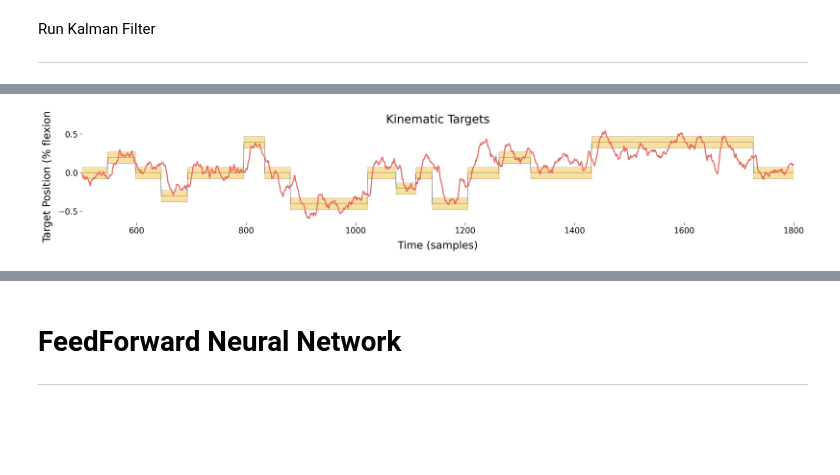
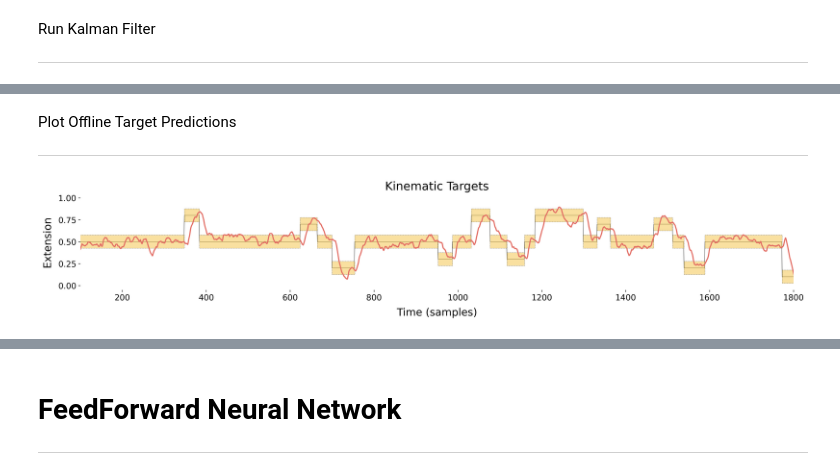
Before and after one commit to cfoli/Kinematic-Decoding-4-BCI-Control, a Jupyter notebook: Two_finger_neural_decoding.ipynb, the cells around one changed output, grey strips where cells are left out. Drawn from its saved outputs; the diff is of its cells as text; code cells hidden in the pictures; blank space fills up the shorter version.

```diff
--- a/Two_finger_neural_decoding.ipynb
+++ b/Two_finger_neural_decoding.ipynb
@@ -577,6 +563,11 @@ def extend_kinematics_from_position(targ_pos_binned, bin_width, compute='velocit
     """
     if compute not in ['velocity', 'acceleration', 'both']:
         raise ValueError("compute must be one of {'velocity', 'acceleration', 'both'}")
+
+    # Check dimensionality
+    if targ_pos_binned.ndim == 1:
+        # If 1D, reshape to 2D with single spatial dimension
+        targ_pos_binned = targ_pos_binned.reshape(-1, 1)
 
     t, d = targ_pos_binned.shape
     vel = acc = None
@@ -658,10 +732,18 @@ Train-val split (optional)
+# %%
+
+# Train the final model with the best parameters
+best_model_kf = KalmanFilter(C=best_params['C'], O=best_params['O'])
+best_model_kf.fit(X_kf_train, y_kf_train)
+
+# Make predictions with the best model
+y_pred_kf_test_best = best_model_kf.predict(X_kf_test)
 # %% [markdown]
 Run Kalman Filter
 
 ---
 # %%
 # Initialize filter
-model_kf = KalmanFilter(C=1) # Kalman filter with precomputed initial state. (Initial state computed during training)
+model_kf = KalmanFilter(C=3.6, O=1) # Kalman filter with precomputed initial state. (Initial state computed during training)
 # C controls the smoothing: larger values = more smoothing of the (target) predictions
 
 # Fit model
@@ -669,3 +751,5 @@ model_kf.fit(X_kf_train,y_kf_train)
 
 y_pred_kf_train = model_kf.predict(X_kf_train)
 y_pred_kf_test  = model_kf.predict(X_kf_test)
+
+y_pred_kf_train_copy = y_pred_kf_train.copy()
@@ -672,11 +792,17 @@ y_pred_kf_test  = model_kf.predict(X_kf_test)
 # %%
+# ==== ReFIT Kalman Filter ====
+# targets = ground truth target kinematics
 
-# ==== ReFIT Kalman Filter ====
-refit_kf = ReFITKalmanFilter(C=1.0, alpha=0.001)
-refit_kf.fit(X_kf_train, y_pred_kf_train, targets=y_kf_train)
+# ---- ReFIT Kalman Filter ----
+refit_kf = ReFITKalmanFilter(
+    C=1.0,
+    velocity_rot_method   = "flip",  # options: "flip", "rotate"
+    zero_vel_on_target_TF = False
+)
 
-y_pred_kf_train = refit_kf.predict(X_kf_train, position_feedback=None)
-y_pred_kf_test  = refit_kf.predict(X_kf_test, position_feedback=None)
+# Train using intention-aligned velocities
+refit_kf.fit(X_kf_train, y_pred_kf_train_copy, targets = y_kf_train, targsize=0.075)
 
-# targets = ground truth target kinematics
-# positions = predicted target kinematics
+# Predict on test neural data
+y_pred_kf_train = refit_kf.predict(X_kf_train)
+y_pred_kf_test  = refit_kf.predict(X_kf_test)
@@ -711,22 +841,26 @@ Test R²: 0.3333
+# %% [markdown]
+Plot Offline Target Predictions
+
+---
 # %%
 fing = 1 # select finger to plot
 targ_vel      = y_kf_test[:,fing]
 targ_vel_pred = y_pred_kf_test[:,fing]
 
 # y_kf_test is time_bins x 6 (pos_1, pos_2, vel_1, vel_2, acc_1, acc_2)
 
 if fing == 0:
   fing_color = {'line': '#06ADA7', 'target': '#9CEAEF'}
 elif fing == 1:
   fing_color = {'line': '#E36C63', 'target': '#F4C343'}
 else:
   fing_color = {'line': 'k', 'target': 'k'}
 
 plot_targets(targ         = targ_vel,
              y_pred       = targ_vel_pred,
              targ_radius  = targsize.mean(),
              fing_color   = fing_color,
-             x_lim        = (500,1800),
+             x_lim        = (100,1800),
              plot_targ_TF = True)
 # %% [output]
-[figure, old version]
+[figure, new version]
```
Also changed, not shown: parts of 27 cells of this notebook.
